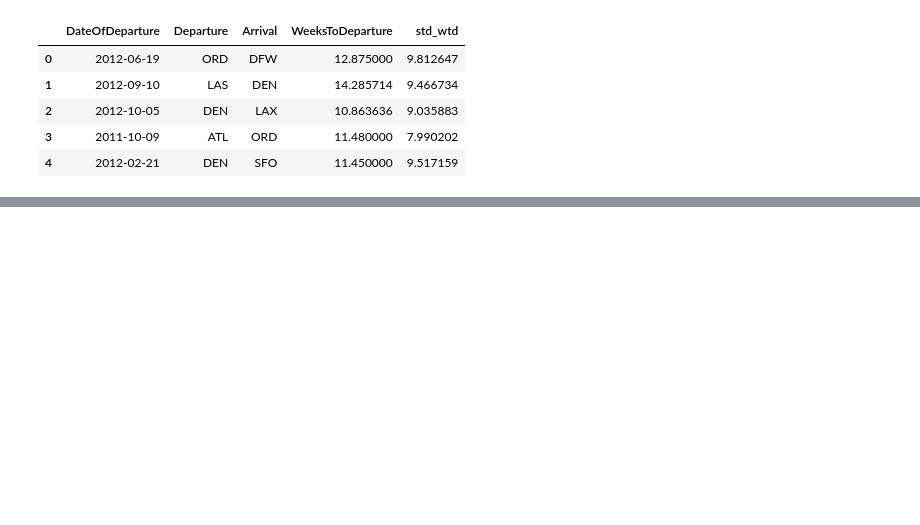
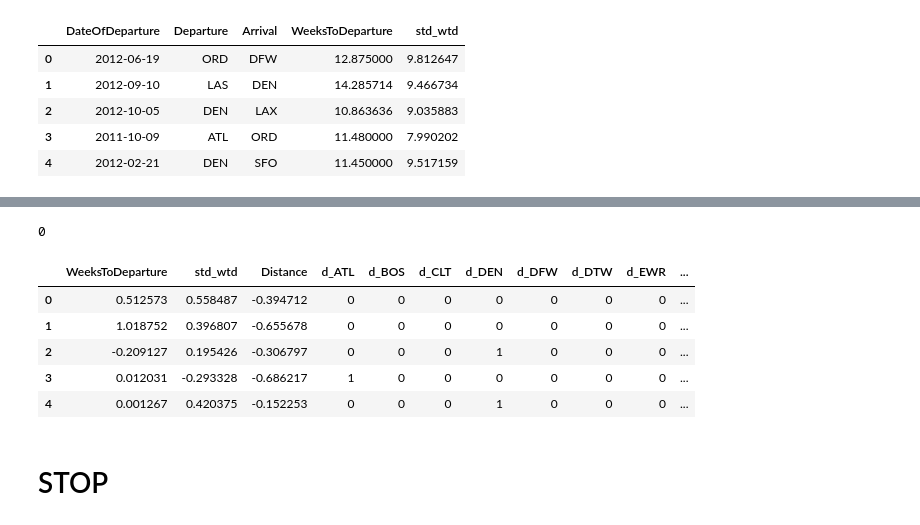
Before and after one commit to AdrienToulouse/Predicting_air_traffic, a Jupyter notebook: Polo's feature_extractors.ipynb, the cells around one changed output, grey strips where cells are left out. Drawn from its saved outputs; the diff is of its cells as text; code cells hidden in the pictures; blank space fills up the shorter version.

Commit message:
data_ext

```diff
--- a/Polo's feature_extractors.ipynb
+++ b/Polo's feature_extractors.ipynb
@@ -115,0 +66,17 @@ X_encoded.head()
+# %%
+X_encoded['DateOfDeparture'] = pd.to_datetime(X_encoded['DateOfDeparture'])
+X_encoded['year'] = X_encoded['DateOfDeparture'].dt.year
+X_encoded['month'] = X_encoded['DateOfDeparture'].dt.month
+X_encoded['day'] = X_encoded['DateOfDeparture'].dt.day
+X_encoded['weekday'] = X_encoded['DateOfDeparture'].dt.weekday
+X_encoded['week'] = X_encoded['DateOfDeparture'].dt.week
+X_encoded['n_days'] = X_encoded['DateOfDeparture'].apply(lambda date: (date - pd.to_datetime("1970-01-01")).days)
+
+X_encoded = X_encoded.join(pd.get_dummies(X_encoded['year'], prefix='y'))
+X_encoded = X_encoded.join(pd.get_dummies(X_encoded['month'], prefix='m'))
+X_encoded = X_encoded.join(pd.get_dummies(X_encoded['day'], prefix='d'))
+X_encoded = X_encoded.join(pd.get_dummies(X_encoded['weekday'], prefix='wd'))
+X_encoded = X_encoded.join(pd.get_dummies(X_encoded['week'], prefix='w'))
+
+X_encoded = X_encoded.drop(['DateOfDeparture', 'year', 'month', 'day', 'weekday', 'week', 'n_days'], axis=1)
+X_encoded.head()
@@ -115,0 +90,4 @@ X_encoded.head()
+# %%
+X_encoded.loc[:, 'WeeksToDeparture' : 'std_wtd'] = StandardScaler().fit_transform(X_encoded.loc[:, 'WeeksToDeparture' : 'std_wtd'])
+X_encoded = X_encoded.drop(['std_wtd'], axis=1)
+X_encoded.head()
@@ -115,0 +101,15 @@ X_encoded.head()
+# %%
+X_encoded['Events'].fillna(0, inplace=True)
+X_encoded['Events'] = X_encoded['Events'].replace(['Rain','Fog'], 1)
+X_encoded['Events'] = X_encoded['Events'].replace(['Rain-Thunderstorm','Fog-Rain-Thunderstorm', \
+                                                        'Rain-Snow','Snow','Fog-Rain','Thunderstorm','Fog-Snow', \
+                                                        'Fog-Rain-Snow','Fog-Rain-Snow-Thunderstorm', \
+                                                        'Rain-Snow-Thunderstorm','Rain-Hail-Thunderstorm', \
+                                                        'Fog-Rain-Hail-Thunderstorm', \
+                                                        'Rain-Thunderstorm-Tornado'], 2)
+#Missingvalues Precipitationmm
+X_encoded['Precipitationmm'] = X_encoded['Precipitationmm'].replace('T', np.nan)
+X_encoded['Precipitationmm'] = pd.to_numeric(X_encoded['Precipitationmm'])
+X_encoded['Precipitationmm'] = X_encoded['Precipitationmm'].fillna(X_encoded['Precipitationmm'].mean())
+
+X_encoded.head()
@@ -115,0 +123,18 @@ X_encoded.head()
+# %%
+X_encoded.isnull().sum().sum()
+# %% [output]
+0
+# %%
+X_empty = pd.DataFrame(columns=X_encoded.columns)
+X_encoded = pd.concat([X_empty, X_encoded], axis=0, sort=False)
+X_encoded = X_encoded.fillna(0)
+X_encoded = X_encoded[list(X_encoded.columns)]
+assert list(X_encoded.columns) == list(X_encoded.columns)
+X_encoded.head()
+# %% [output]
+|  | WeeksToDeparture | std_wtd | Distance | d_ATL | d_BOS | d_CLT | d_DEN | d_DFW | d_DTW | d_EWR | ... |
+| 0 | 0.512573 | 0.558487 | -0.394712 | 0 | 0 | 0 | 0 | 0 | 0 | 0 | ... |
+| 1 | 1.018752 | 0.396807 | -0.655678 | 0 | 0 | 0 | 0 | 0 | 0 | 0 | ... |
+| 2 | -0.209127 | 0.195426 | -0.306797 | 0 | 0 | 0 | 1 | 0 | 0 | 0 | ... |
+| 3 | 0.012031 | -0.293328 | -0.686217 | 1 | 0 | 0 | 0 | 0 | 0 | 0 | ... |
+| 4 | 0.001267 | 0.420375 | -0.152253 | 0 | 0 | 0 | 1 | 0 | 0 | 0 | ... |
@@ -115,0 +153,2 @@ X_encoded.head()
+# %% [markdown]
+# STOP
```
Also changed, not shown: parts of 21 cells of this notebook, 14 other files.
